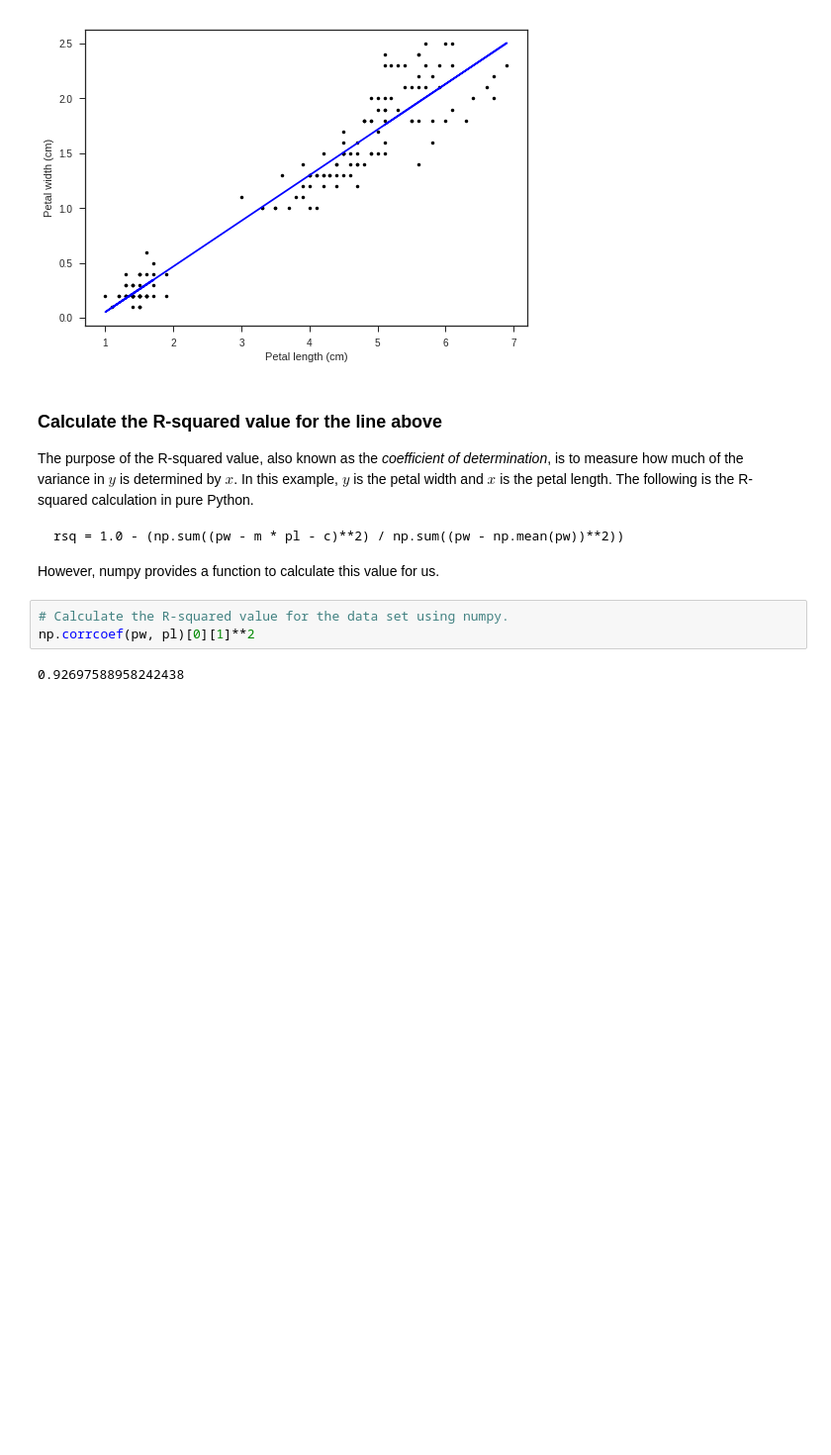
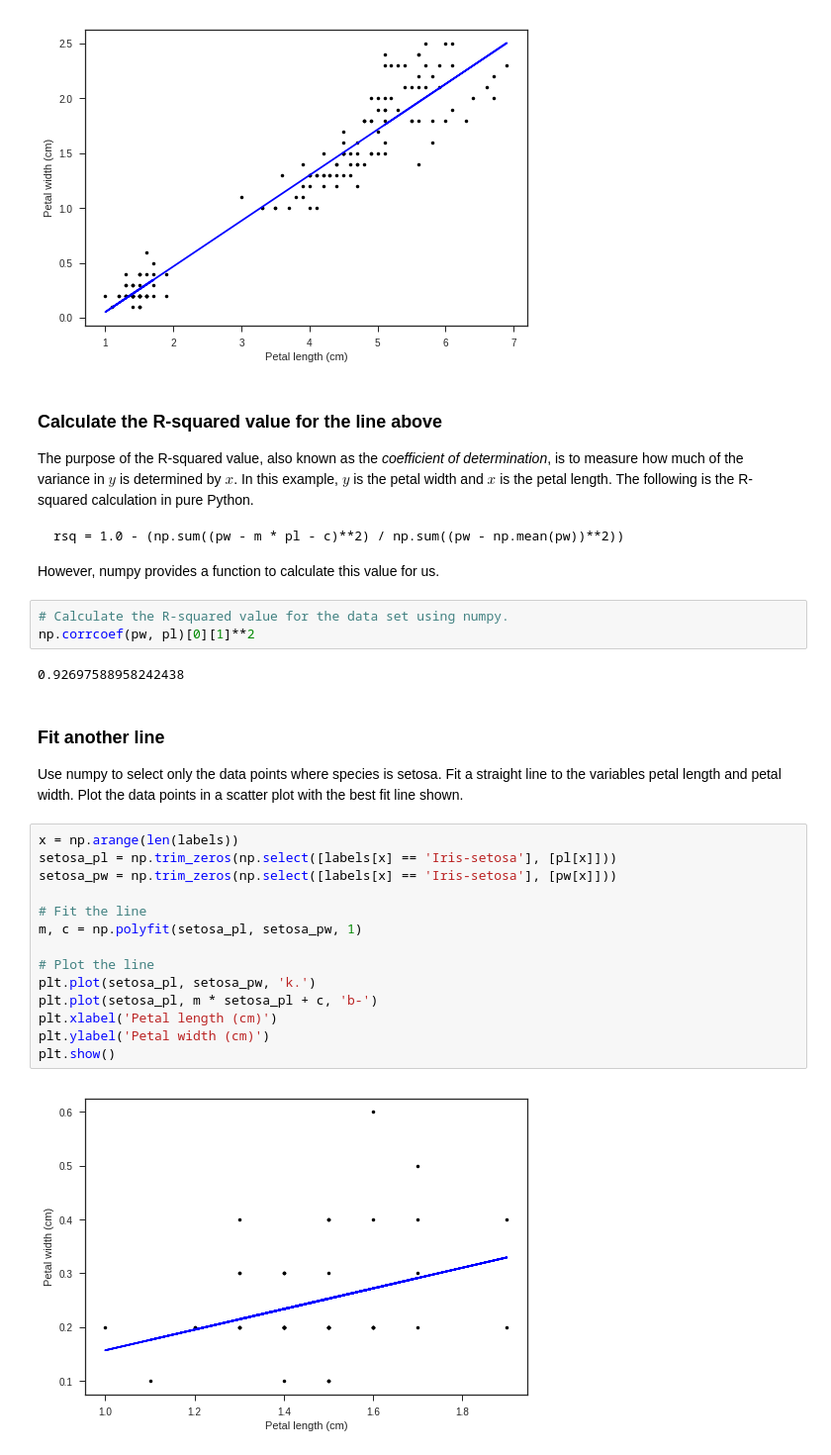
Before and after one commit to KeithWilliamsGMIT/Emerging-Technologies-Jupyter, a Jupyter notebook: iris.ipynb, the cells around one changed output. Shown at 99% size. Drawn from its saved outputs; the diff is of its cells as text; blank space fills up the shorter version.

```diff
--- a/iris.ipynb
+++ b/iris.ipynb
@@ -129,3 +129,22 @@ However, numpy provides a function to calculate this value for us.
 np.corrcoef(pw, pl)[0][1]**2
 # %% [output]
 0.92697588958242438
+# %% [markdown]
+### Fit another line
+Use numpy to select only the data points where species is setosa. Fit a straight line to the variables petal length and petal width. Plot the data points in a scatter plot with the best fit line shown.
+# %%
+x = np.arange(len(labels))
+setosa_pl = np.trim_zeros(np.select([labels[x] == 'Iris-setosa'], [pl[x]]))
+setosa_pw = np.trim_zeros(np.select([labels[x] == 'Iris-setosa'], [pw[x]]))
+
+# Fit the line
+m, c = np.polyfit(setosa_pl, setosa_pw, 1)
+
+# Plot the line
+plt.plot(setosa_pl, setosa_pw, 'k.')
+plt.plot(setosa_pl, m * setosa_pl + c, 'b-')
+plt.xlabel('Petal length (cm)')
+plt.ylabel('Petal width (cm)')
+plt.show()
+# %% [output]
+[figure, added]
```
Also changed, not shown: 1 other file.
